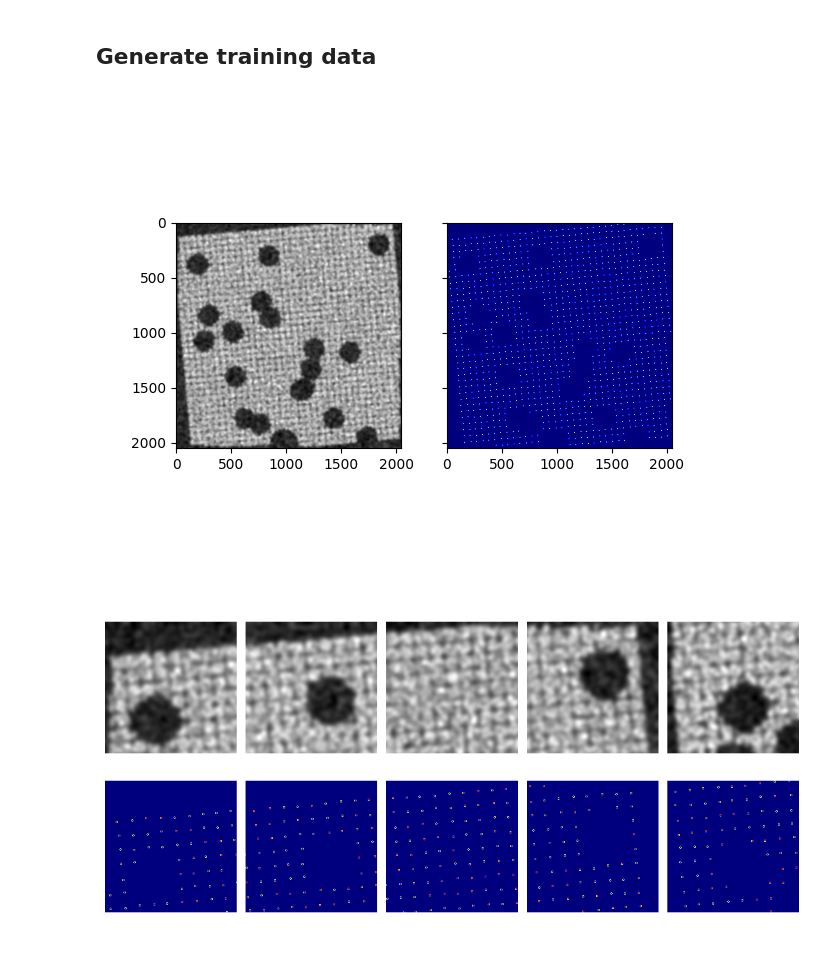
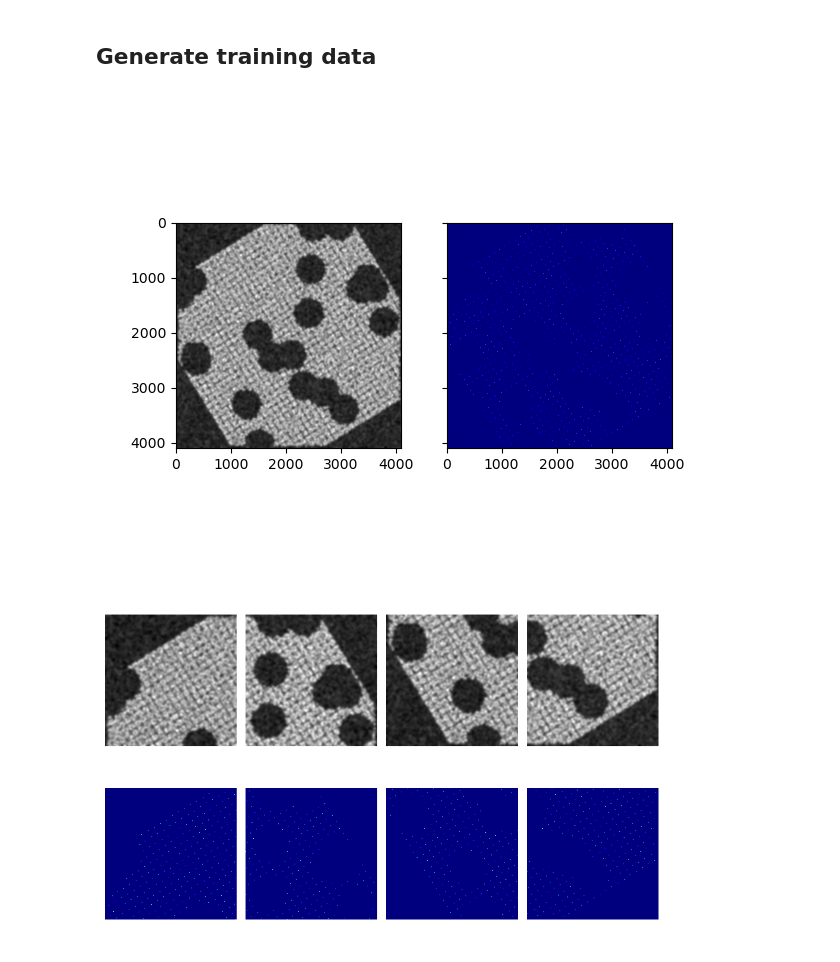
Before and after one commit to ahoust17/ZcontrastDataGen, a Jupyter notebook: Make_training_data.ipynb, the cells around one changed output. Cells and saved outputs as stored; diff of their text form; code cells hidden in the pictures.

```diff
--- a/Make_training_data.ipynb
+++ b/Make_training_data.ipynb
@@ -164,10 +163,10 @@ y_train = []
 
 for _ in range(n_batches):
     lattice = make_lattice_coords(PdSeM)
-    image_master, mask_gt = make_image(lattice, image_size = 2048, atom_blur = 3, image_blur = 10, hole_size = 15, n_holes = 20, randomize_pos = 1.3, gauss_noise = 0.2, salt_pepper = 0.005, atom_r = 3)
+    image_master, mask_gt = make_image(lattice, image_size = 4096, atom_blur = 5, image_blur = 18, hole_size = 21, n_holes = 20, randomize_pos = 1.3, gauss_noise = 0.2, salt_pepper = 0.005, atom_r = 3)
     mask_gt[mask_gt != 3] = 0
     mask_gt[mask_gt == 3] = 1
-    batch_ims, batch_masks = make_batches(image_master, mask_gt, crop_size=512, crop_glide=512)
+    batch_ims, batch_masks = make_batches(image_master, mask_gt, crop_size=2048, crop_glide=2048)
     X_train.append(batch_ims)
     y_train.append(batch_masks)
 X_train = X_train
@@ -175,25 +174,25 @@ y_train = y_train
 # %%
 fig, (ax1,ax2) = plt.subplots(1,2, sharex=True, sharey=True)
 ax1.imshow(image_master, cmap = 'gray')
 ax2.imshow(mask_gt,cmap = 'jet')
 
 fig, axs = plt.subplots(2,5, figsize=(12,6))
 axs[0,0].imshow(batch_ims[0],cmap='gray')
 axs[1,0].imshow(batch_masks[0],cmap='jet')
 axs[0,1].imshow(batch_ims[1],cmap='gray')
 axs[1,1].imshow(batch_masks[1],cmap='jet')
 axs[0,2].imshow(batch_ims[2],cmap='gray')
 axs[1,2].imshow(batch_masks[2],cmap='jet')
 axs[0,3].imshow(batch_ims[3],cmap='gray')
 axs[1,3].imshow(batch_masks[3],cmap='jet')
-axs[0,4].imshow(batch_ims[4],cmap='gray')
-axs[1,4].imshow(batch_masks[4],cmap='jet')
+#axs[0,4].imshow(batch_ims[4],cmap='gray')
+#axs[1,4].imshow(batch_masks[4],cmap='jet')
 for ax in axs.ravel():
     ax.set_axis_off()
 fig.tight_layout()
 # %% [output]
-[figure, old version]
+[figure, new version]
-[figure, old version]
+[figure, new version]
 # %%
 thresh = int(n_batches * .75) # ~ 75-25 split
 X_train, X_test = X_train[:thresh], X_train[thresh:]
```
Also changed, not shown: parts of 2 cells of this notebook, 3 other files.
